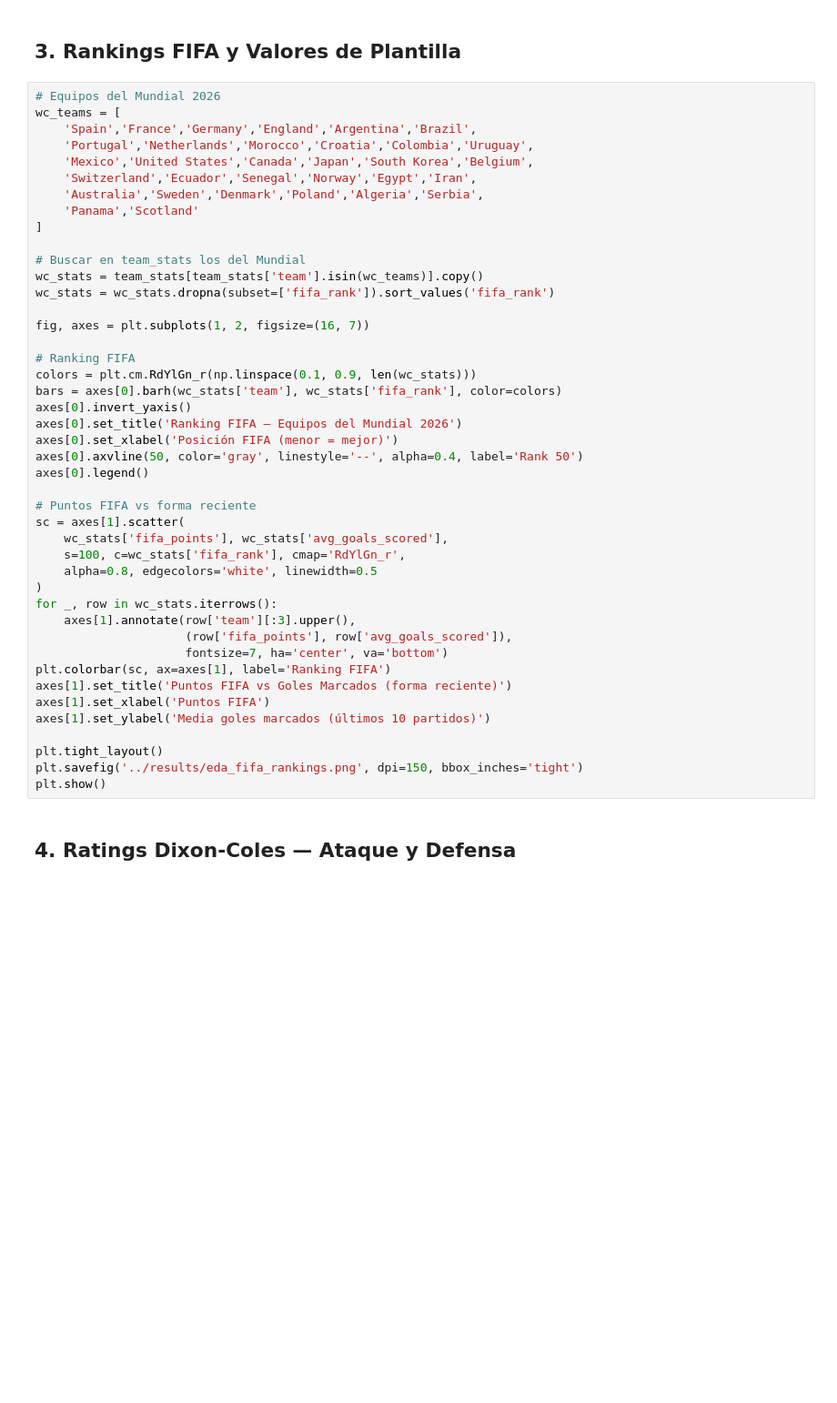
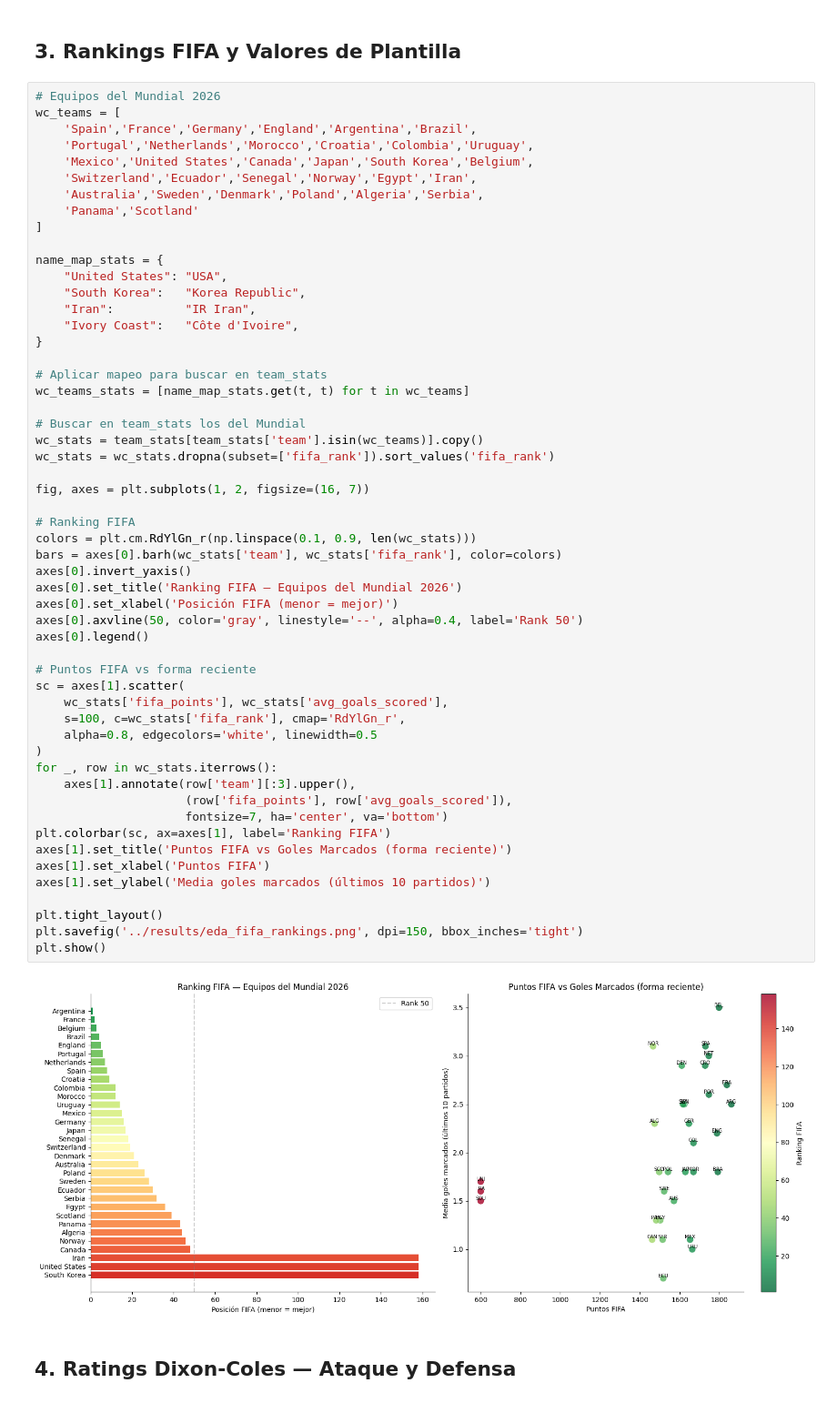
Before and after one commit to aleandradewo-collab/Prediccion_mundial_2026, a Jupyter notebook: notebooks/exploratory_analysis.ipynb, the cells around one changed output. Shown at 91% size. Cells and saved outputs as stored; diff of their text form; blank space fills up the shorter version.

```diff
--- a/notebooks/exploratory_analysis.ipynb
+++ b/notebooks/exploratory_analysis.ipynb
@@ -109,6 +122,16 @@ wc_teams = [
     'Australia','Sweden','Denmark','Poland','Algeria','Serbia',
     'Panama','Scotland'
 ]
+
+name_map_stats = {
+    "United States": "USA",
+    "South Korea":   "Korea Republic",
+    "Iran":          "IR Iran",
+    "Ivory Coast":   "Côte d'Ivoire",
+}
+
+# Aplicar mapeo para buscar en team_stats
+wc_teams_stats = [name_map_stats.get(t, t) for t in wc_teams]
 
 # Buscar en team_stats los del Mundial
 wc_stats = team_stats[team_stats['team'].isin(wc_teams)].copy()
@@ -116,33 +139,35 @@ wc_stats = wc_stats.dropna(subset=['fifa_rank']).sort_values('fifa_rank')
 
 fig, axes = plt.subplots(1, 2, figsize=(16, 7))
 
 # Ranking FIFA
 colors = plt.cm.RdYlGn_r(np.linspace(0.1, 0.9, len(wc_stats)))
 bars = axes[0].barh(wc_stats['team'], wc_stats['fifa_rank'], color=colors)
 axes[0].invert_yaxis()
 axes[0].set_title('Ranking FIFA — Equipos del Mundial 2026')
 axes[0].set_xlabel('Posición FIFA (menor = mejor)')
 axes[0].axvline(50, color='gray', linestyle='--', alpha=0.4, label='Rank 50')
 axes[0].legend()
 
 # Puntos FIFA vs forma reciente
 sc = axes[1].scatter(
     wc_stats['fifa_points'], wc_stats['avg_goals_scored'],
     s=100, c=wc_stats['fifa_rank'], cmap='RdYlGn_r',
     alpha=0.8, edgecolors='white', linewidth=0.5
 )
 for _, row in wc_stats.iterrows():
     axes[1].annotate(row['team'][:3].upper(),
                      (row['fifa_points'], row['avg_goals_scored']),
                      fontsize=7, ha='center', va='bottom')
 plt.colorbar(sc, ax=axes[1], label='Ranking FIFA')
 axes[1].set_title('Puntos FIFA vs Goles Marcados (forma reciente)')
 axes[1].set_xlabel('Puntos FIFA')
 axes[1].set_ylabel('Media goles marcados (últimos 10 partidos)')
 
 plt.tight_layout()
 plt.savefig('../results/eda_fifa_rankings.png', dpi=150, bbox_inches='tight')
 plt.show()
+# %% [output]
+[figure, added]
 # %% [markdown]
 ## 4. Ratings Dixon-Coles — Ataque y Defensa
 # %%
```
Also changed, not shown: parts of 10 cells of this notebook, 5 other files.
